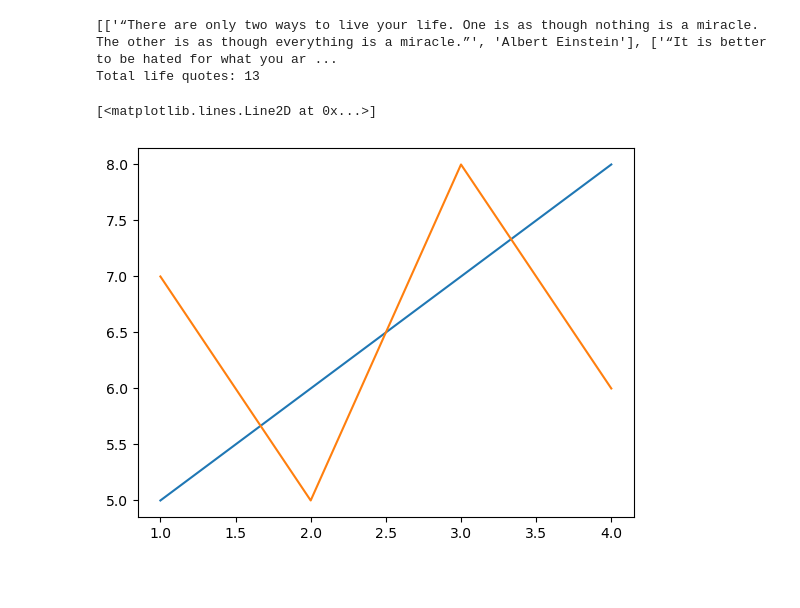
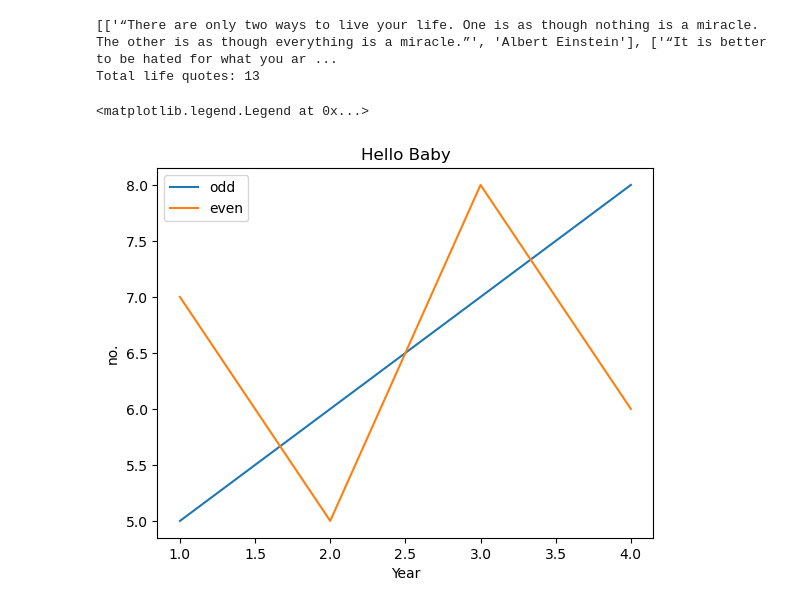
Before and after one commit to HiyaKothari1/python, a Jupyter notebook: Pandas.ipynb, the cells around one changed output. Drawn from its saved outputs; the diff is of its cells as text; code cells hidden in the pictures; blank space fills up the shorter version.

Commit message:
labels and legends

```diff
--- a/Pandas.ipynb
+++ b/Pandas.ipynb
@@ -340,10 +340,14 @@ import matplotlib.pyplot as plt
 # %%
 x = [1,2,3,4]
 y = [5,6,7,8]
 z = [7,5,8,6]
 
-plt.plot(x,y) #line plot
-plt.plot(x,z)
+plt.plot(x,y,label="odd") #line plot
+plt.plot(x,z,label="even")
+plt.title("Hello Baby")
+plt.xlabel("Year")
+plt.ylabel("no.")
+plt.legend()
 # %% [output]
-[<matplotlib.lines.Line2D at 0x...>]
+<matplotlib.legend.Legend at 0x...>
-[figure, old version]
+[figure, new version]
```
